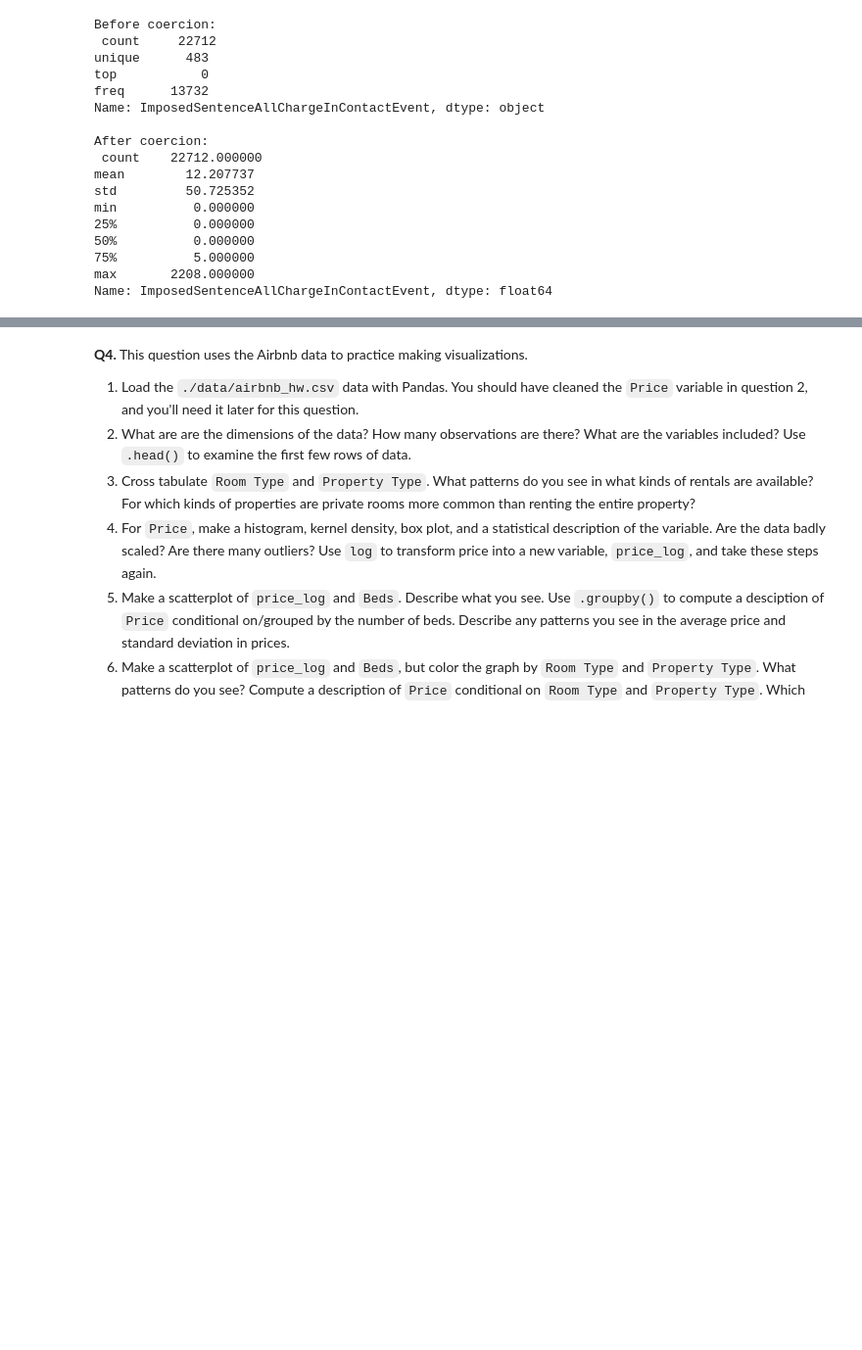
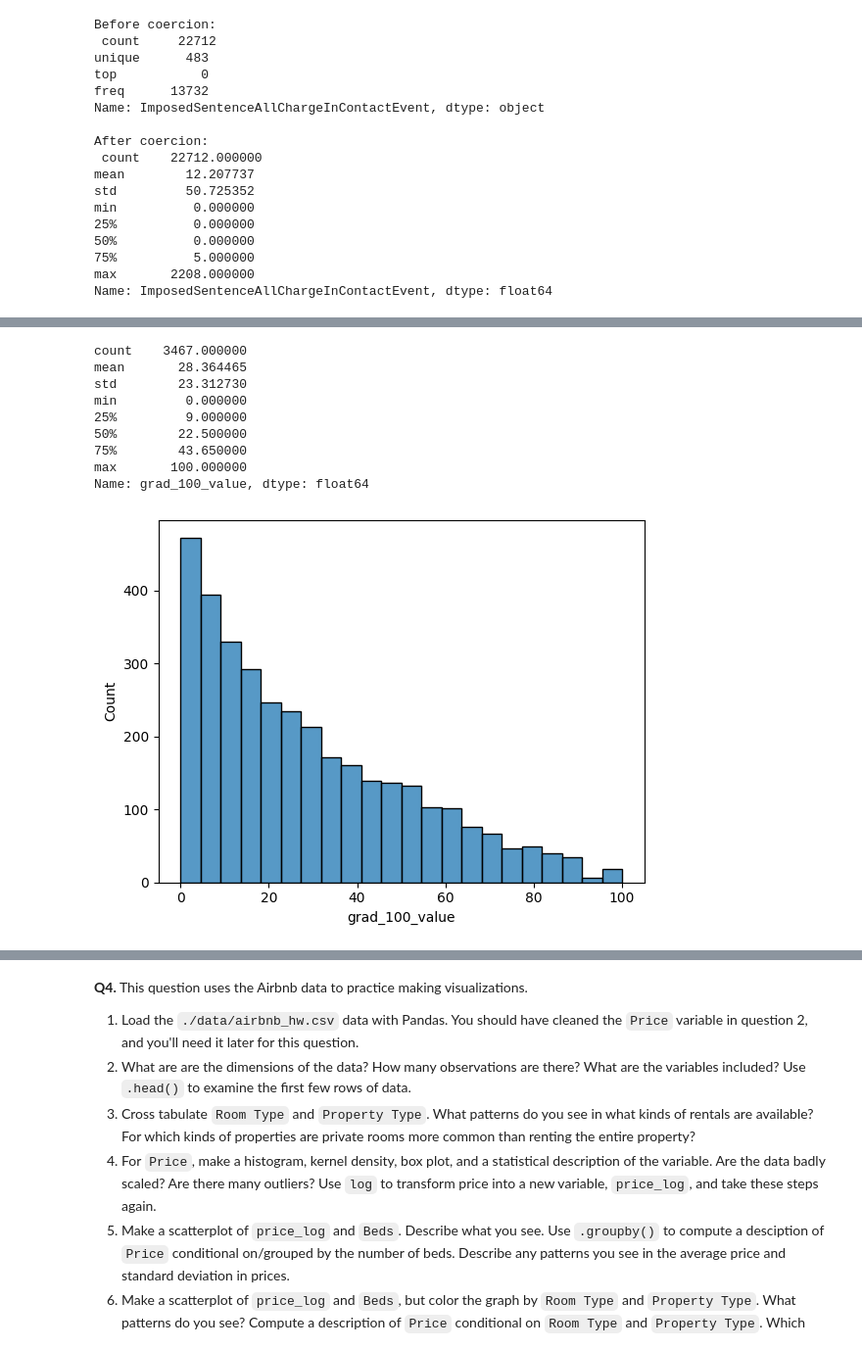
Before and after one commit to charlie-perez-35/DS3001-assignment2, a Jupyter notebook: assignment2.ipynb, the cells around one changed output, grey strips where cells are left out. Shown at 98% size. Drawn from its saved outputs; the diff is of its cells as text; code cells hidden in the pictures; blank space fills up the shorter version.

```diff
--- a/assignment2.ipynb
+++ b/assignment2.ipynb
@@ -546,6 +547,7 @@ The "relevant" variables for this question are:
 # %%
 # Gonna answer this bad boy
 # Typable answers shall be found underneath the corresponding part of the question
-# Let's get this bad boy loaded in
+# Part 1
 
-df = pd.read_csv(r'/content/assignment2/data/college_completion.csv', low_memory=False)
+filename = r'/content/assignment2/data/college_completion.csv'
+df = pd.read_csv(filename, low_memory=False)
@@ -551,0 +623,18 @@ df = pd.read_csv(r'/content/assignment2/data/college_completion.csv', low_memory
+# %%
+# Part 4
+
+import seaborn as sns
+var = 'grad_100_value'
+sns.histplot(data=df,x=var)
+df[var].describe()
+# %% [output]
+count    3467.000000
+mean       28.364465
+std        23.312730
+min         0.000000
+25%         9.000000
+50%        22.500000
+75%        43.650000
+max       100.000000
+Name: grad_100_value, dtype: float64
+[figure, added]
```
Also changed, not shown: parts of 10 cells of this notebook.
